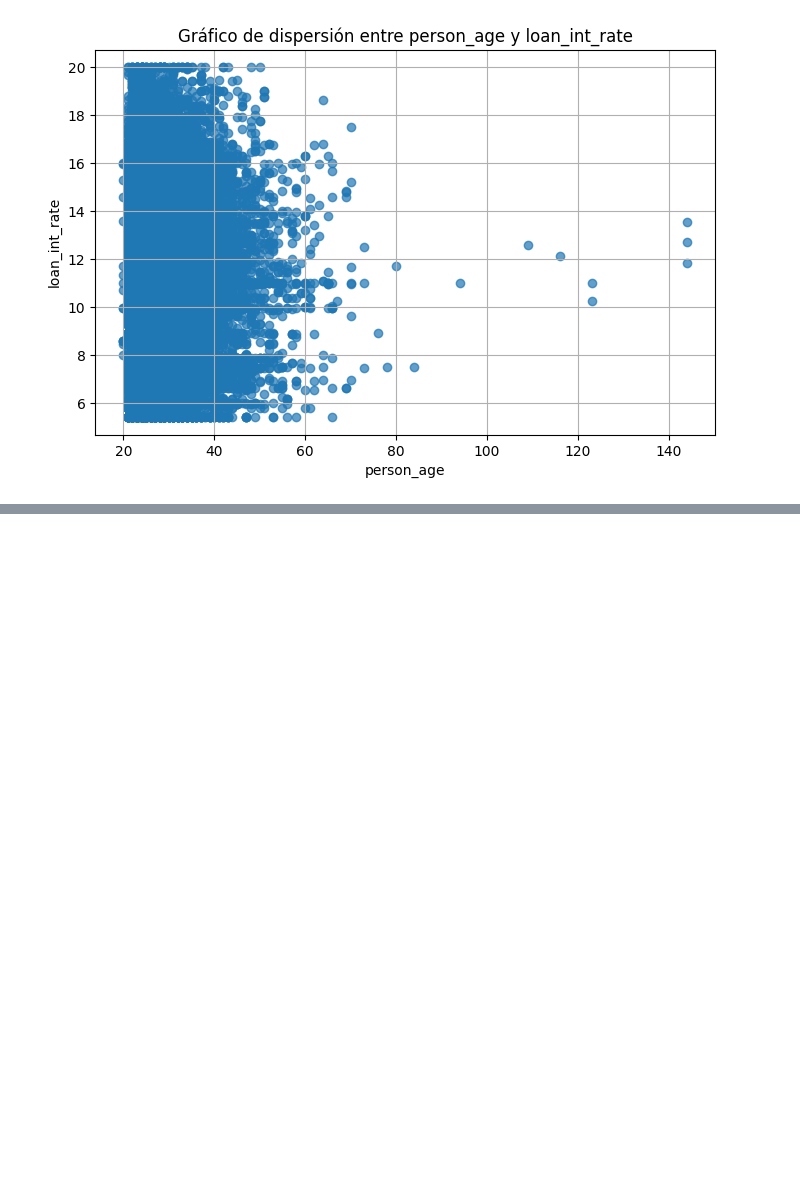
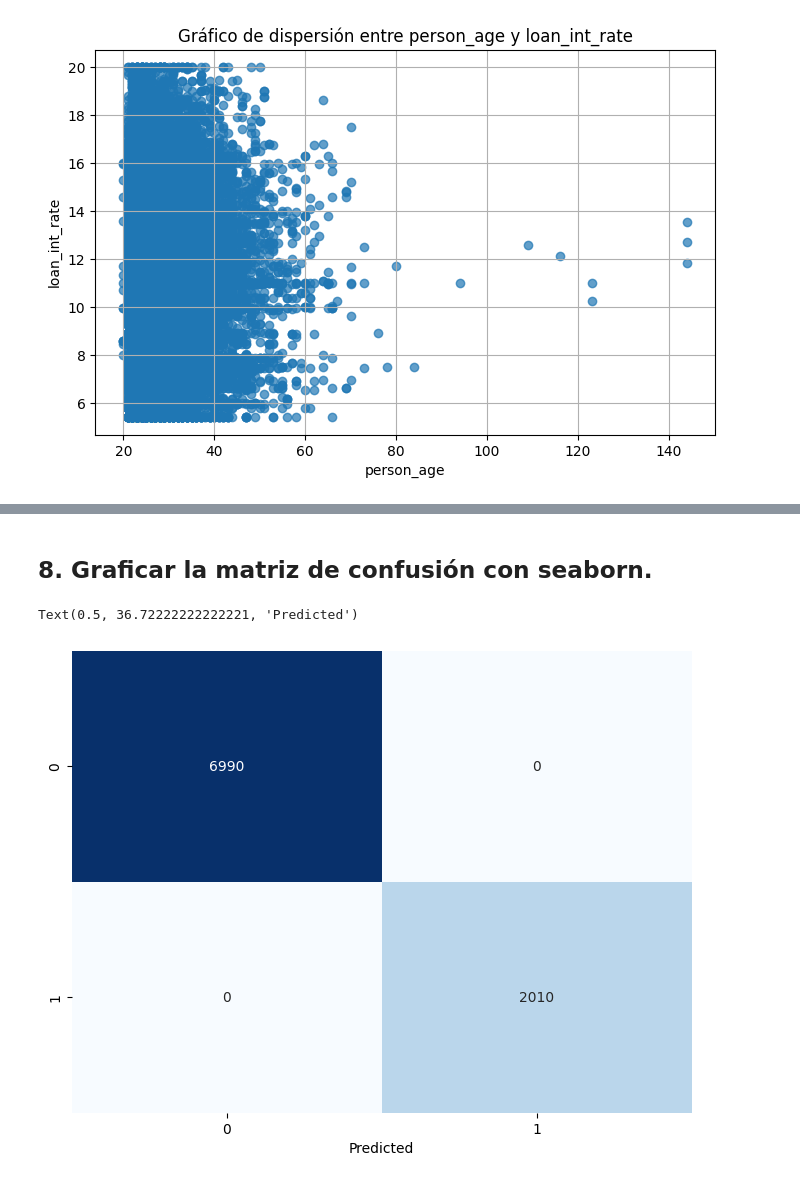
Before and after one commit to FerchoRV/lab-ml-ubosque, a Jupyter notebook: lab-05-regresion-logistica/parte1_regresion_logistica.ipynb, the cells around one changed output, grey strips where cells are left out. Drawn from its saved outputs; the diff is of its cells as text; code cells hidden in the pictures; blank space fills up the shorter version.

```diff
--- a/lab-05-regresion-logistica/parte1_regresion_logistica.ipynb
+++ b/lab-05-regresion-logistica/parte1_regresion_logistica.ipynb
@@ -74,0 +129,11 @@ plt.show()
+# %% [markdown]
+## 8. Graficar la matriz de confusión con seaborn.
+# %%
+# calcular matriz de confusión y graficar
+cm = confusion_matrix(y_test, y_pred)
+plt.figure(figsize=(8, 6))
+sns.heatmap(cm, annot=True, fmt='d', cmap='Blues', cbar=False)
+plt.xlabel('Predicted')
+# %% [output]
+Text(0.5, 36.72222222222221, 'Predicted')
+[figure, added]
```
Also changed, not shown: parts of 32 cells of this notebook, 5 other files.
